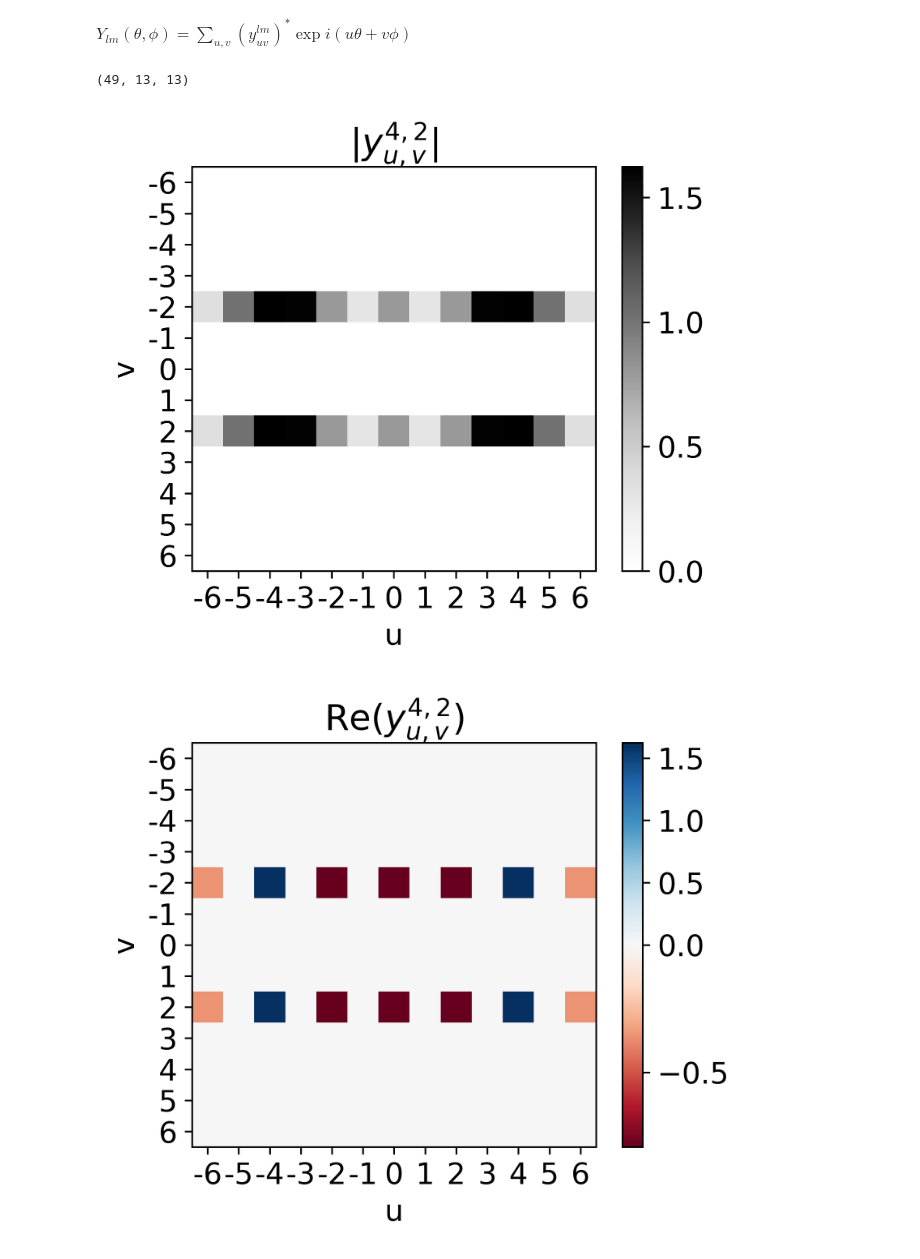
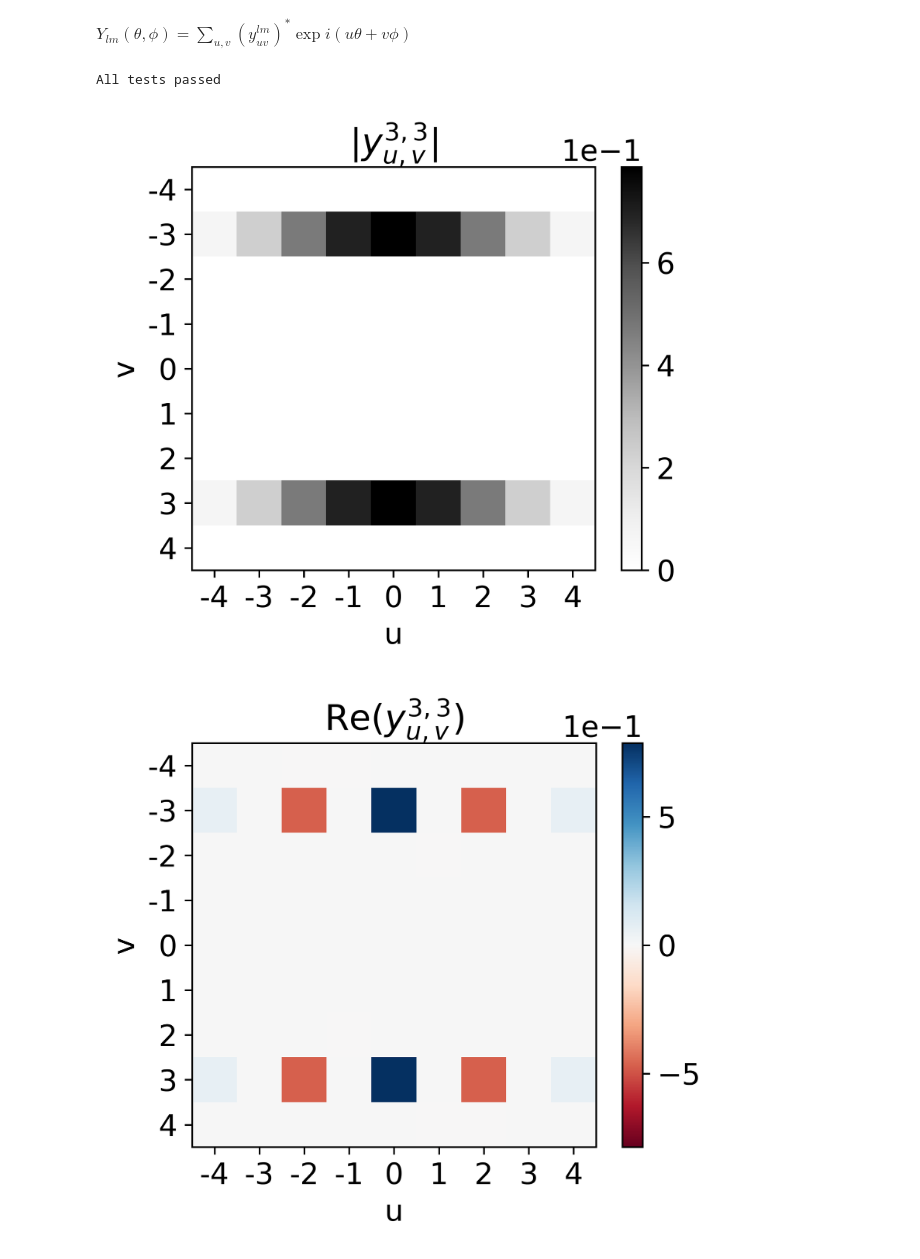
Before and after one commit to atomicarchitects/PriceofFreedom, a Jupyter notebook: gaunt_fft.ipynb, the cells around one changed output. Saved outputs shown, nothing was run; the diff lists cells and outputs as text; code cells hidden in the pictures.

```diff
--- a/gaunt_fft.ipynb
+++ b/gaunt_fft.ipynb
@@ -47,7 +48,7 @@ def sh_phi(l: int, m: int, phi: float) -> float:
     )[l + m]
 
 
-def sh_theta(l: int, m: int, theta: float) -> float:
+def sh_theta(l: int, m: int, theta: float, lmax: int = 5) -> float:
     r"""Beta dependence of spherical harmonics.
 
     Args:
@@ -59,7 +60,7 @@ def sh_theta(l: int, m: int, theta: float) -> float:
     """
     assert theta.ndim == 0
     cos_theta = jnp.cos(theta)
-    legendres = e3nn.legendre.legendre(l, cos_theta, phase=1.0, is_normalized=True)  # [l, m, ...]
+    legendres = e3nn.legendre.legendre(lmax, cos_theta, phase=1.0, is_normalized=True)  # [l, m, ...]
     sh_theta_comp = legendres[l, jnp.abs(m)]
     return sh_theta_comp
 
@@ -190,20 +191,23 @@ class RectangularSignal:
 
     def integrate(self) -> jax.Array:
         """Computes the integral of the signal over the sphere."""
-        grid_values = self.grid_values(self.thetas(), self.phis())
+        grid_values = self.grid_values()
 
         # Integrate over theta axis first, with the trapezoidal rule.
-        dtheta = 2 * jnp.pi / self.res_theta
+        # Ideally we would use the symmetry around theta = pi to reduce the number of points to integrate over,
+        # but I don't think it's worth the effort for now.
         thetas = self.thetas()
+        dtheta = thetas[1] - thetas[0]
         theta_weights = jnp.concatenate([jnp.array([0.5]), jnp.ones(len(thetas) - 2), jnp.array([0.5])])
-        integral = jnp.sum(grid_values * theta_weights[None, :], axis=0) * dtheta
+        integral = jnp.sum(grid_values * theta_weights[:, None], axis=0) * dtheta
         assert integral.shape == (self.res_phi,)
 
         # Integrate over phi axis next, with the trapezoidal rule.
-        dphi = 2 * jnp.pi / self.res_phi
         phis = self.phis()
+        dphi = phis[1] - phis[0]
         phi_weights = jnp.concatenate([jnp.array([0.5]), jnp.ones(len(phis) - 2), jnp.array([0.5])])
-        integral = jnp.sum(integral * phi_weights[None, :], axis=0) * dphi
+        integral = jnp.sum(integral * phi_weights, axis=0) * dphi
+        assert integral.shape == ()
         return integral
 
     def __mul__(self, other):
@@ -285,52 +267,57 @@ def compute_y_grid(lmax: int, **s2grid_kwargs):
-# %%
-s2grid_kwargs = dict(
-    res_beta=180,
-    res_alpha=179,
-    quadrature="gausslegendre",
-    p_val=1,
-    p_arg=-1,
-)
-
-lmax = 6
-y_grid = compute_y_grid(lmax, **s2grid_kwargs)
-y_grid.shape
-# %% [output]
-(49, 13, 13)
+# %%
+grid_kwargs = dict(res_theta=100, res_phi=100, wrap_theta=True)
+lmax = 2
+# %%
+failed = []
+for u in range(-lmax, lmax + 1):
+    for v in range(-lmax, lmax + 1):
+        F_signal = RectangularSignal(fourier_function(u, v), **grid_kwargs)
+        F_signal_conj = RectangularSignal(lambda theta, phi: jnp.conj(fourier_function(u, v)(theta, phi)), **grid_kwargs)
+        if not jnp.allclose((F_signal * F_signal_conj).integrate(), 1):
+            print(f"Failed: u={u}, v={v}, integral={(F_signal_conj * F_signal).integrate()}")
+            failed.append((u, v))
+if not failed:
+    print("All tests passed")
+# %% [output]
+All tests passed
 # %%
-l, m = 4, 2
+l, m = 3, 3
+lmax = 4
+
 assert jnp.abs(m) <= l
+y_grid = compute_y_grid(lmax, **grid_kwargs)
 
 y_lm = y_grid[to_lm_index(l, m)]
 # %%
 plt.imshow(jnp.abs(y_lm).T, cmap="Grays", vmin=0)
 plt.title("$|y_{{u, v}}^{{%d,%d}}|$" % (l, m))
 plt.xticks(range(2 * lmax + 1), range(-lmax, lmax + 1))
 plt.yticks(range(2 * lmax + 1), range(-lmax, lmax + 1))
 plt.xlabel("u")
 plt.ylabel("v")
 plt.colorbar()
 plt.show()
 
-norm = mcolors.TwoSlopeNorm(vmin=jnp.real(y_lm).min(), vcenter=0, vmax=jnp.real(y_lm).max())
+norm = mcolors.TwoSlopeNorm(vmin=-jnp.real(y_lm).max(), vcenter=0, vmax=jnp.real(y_lm).max())
 plt.imshow(jnp.real(y_lm).T, cmap="RdBu", norm=norm)
 plt.title("$\mathrm{{Re}}(y_{{u, v}}^{{%d,%d}})$" % (l, m))
 plt.xticks(range(2 * lmax + 1), range(-lmax, lmax + 1))
 plt.yticks(range(2 * lmax + 1), range(-lmax, lmax + 1))
 plt.xlabel("u")
 plt.ylabel("v")
 plt.colorbar()
 plt.show()
 
 
-norm = mcolors.TwoSlopeNorm(vmin=jnp.imag(y_lm).min(), vcenter=0, vmax=jnp.imag(y_lm).max())
+norm = mcolors.TwoSlopeNorm(vmin=-jnp.imag(y_lm).max(), vcenter=0, vmax=jnp.imag(y_lm).max())
 plt.imshow(jnp.imag(y_lm).T, cmap="RdBu", norm=norm)
 plt.title("$\mathrm{{Im}}(y_{{u, v}}^{{%d,%d}})$" % (l, m))
 plt.xticks(range(2 * lmax + 1), range(-lmax, lmax + 1))
 plt.yticks(range(2 * lmax + 1), range(-lmax, lmax + 1))
 plt.xlabel("u")
 plt.ylabel("v")
 plt.colorbar()
 plt.show()
 # %% [output]
-[figure, old version]
+[figure, new version]
-[figure, old version]
+[figure, new version]
```
Also changed, not shown: parts of 9 cells of this notebook.
